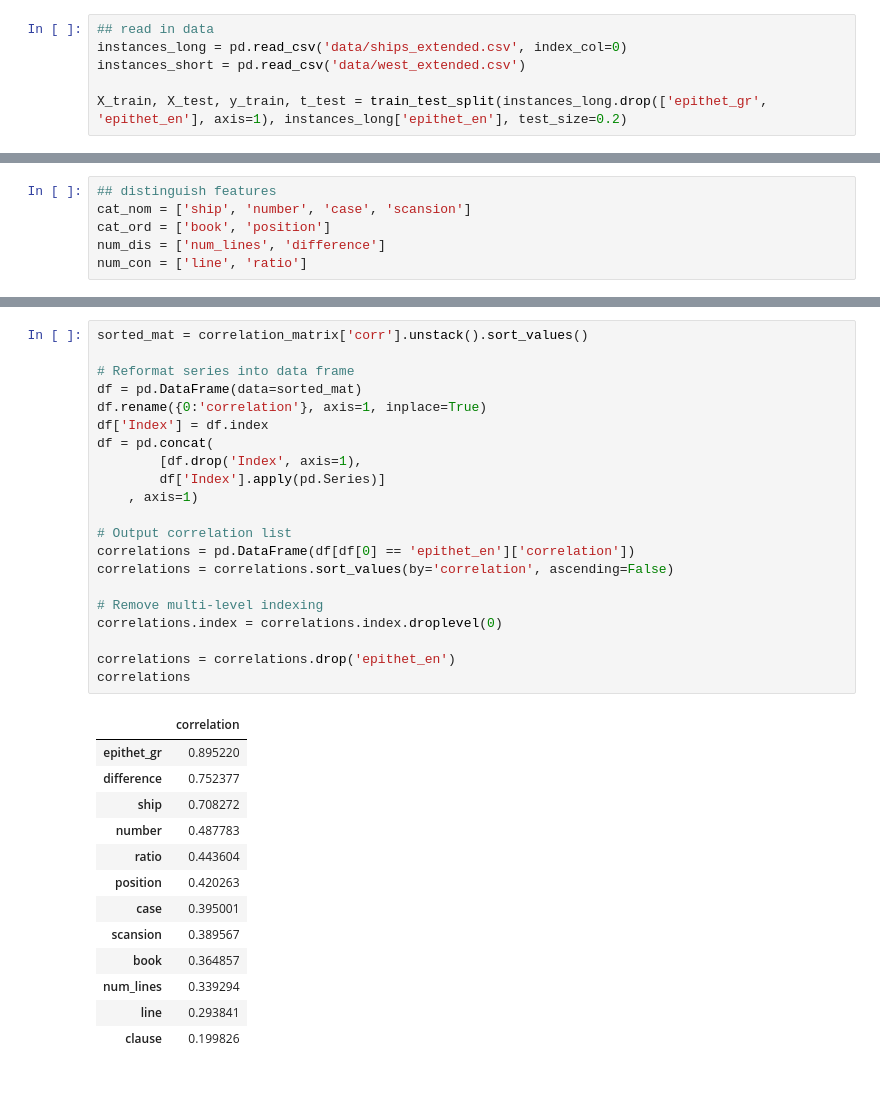
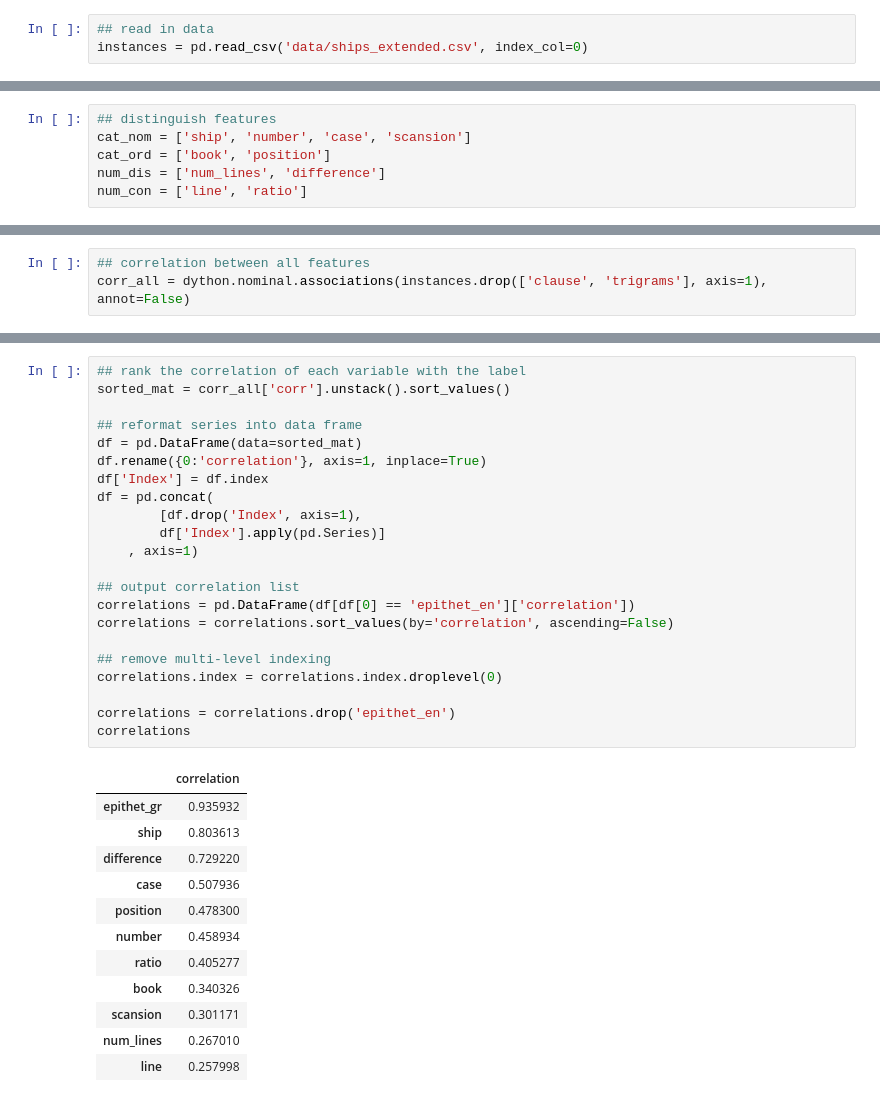
Before and after one commit to jwillmur/ancient_greek, a Jupyter notebook: clas20016_research/analyse_features.ipynb, the cells around one changed output, grey strips where cells are left out. Cells and saved outputs as stored; diff of their text form.

```diff
--- a/clas20016_research/analyse_features.ipynb
+++ b/clas20016_research/analyse_features.ipynb
@@ -13,8 +15,5 @@ from statsmodels.formula.api import ols
 # %%
 ## read in data
-instances_long = pd.read_csv('data/ships_extended.csv', index_col=0)
-instances_short = pd.read_csv('data/west_extended.csv')
-
-X_train, X_test, y_train, t_test = train_test_split(instances_long.drop(['epithet_gr', 'epithet_en'], axis=1), instances_long['epithet_en'], test_size=0.2)
+instances = pd.read_csv('data/ships_extended.csv', index_col=0)
 # %%
 ## count occurences of the label
@@ -48,0 +40,3 @@ num_con = ['line', 'ratio']
+# %%
+## correlation between all features
+corr_all = dython.nominal.associations(instances.drop(['clause', 'trigrams'], axis=1), annot=False)
@@ -60,35 +53,35 @@ correlation_matrix = dython.nominal.associations(instances_long.drop(['bigrams',
 # %%
-sorted_mat = correlation_matrix['corr'].unstack().sort_values()
+## rank the correlation of each variable with the label
+sorted_mat = corr_all['corr'].unstack().sort_values()
 
-# Reformat series into data frame
+## reformat series into data frame
 df = pd.DataFrame(data=sorted_mat)
 df.rename({0:'correlation'}, axis=1, inplace=True)
 df['Index'] = df.index
 df = pd.concat(
         [df.drop('Index', axis=1),
         df['Index'].apply(pd.Series)]
     , axis=1)
 
-# Output correlation list
+## output correlation list
 correlations = pd.DataFrame(df[df[0] == 'epithet_en']['correlation'])
 correlations = correlations.sort_values(by='correlation', ascending=False)
 
-# Remove multi-level indexing
+## remove multi-level indexing
 correlations.index = correlations.index.droplevel(0)
 
 correlations = correlations.drop('epithet_en')
 correlations
 # %% [output]
 |  | correlation |
-| epithet_gr | 0.895220 |
-| difference | 0.752377 |
-| ship | 0.708272 |
-| number | 0.487783 |
-| ratio | 0.443604 |
-| position | 0.420263 |
-| case | 0.395001 |
-| scansion | 0.389567 |
-| book | 0.364857 |
-| num_lines | 0.339294 |
-| line | 0.293841 |
-| clause | 0.199826 |
+| epithet_gr | 0.935932 |
+| ship | 0.803613 |
+| difference | 0.729220 |
+| case | 0.507936 |
+| position | 0.478300 |
+| number | 0.458934 |
+| ratio | 0.405277 |
+| book | 0.340326 |
+| scansion | 0.301171 |
+| num_lines | 0.267010 |
+| line | 0.257998 |
```
Also changed, not shown: parts of 14 cells of this notebook, 6 other files.
